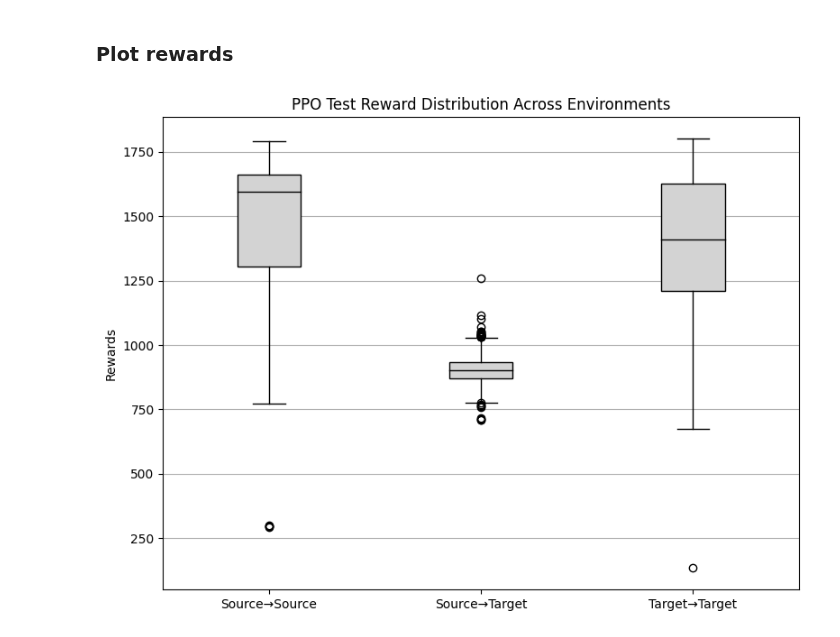
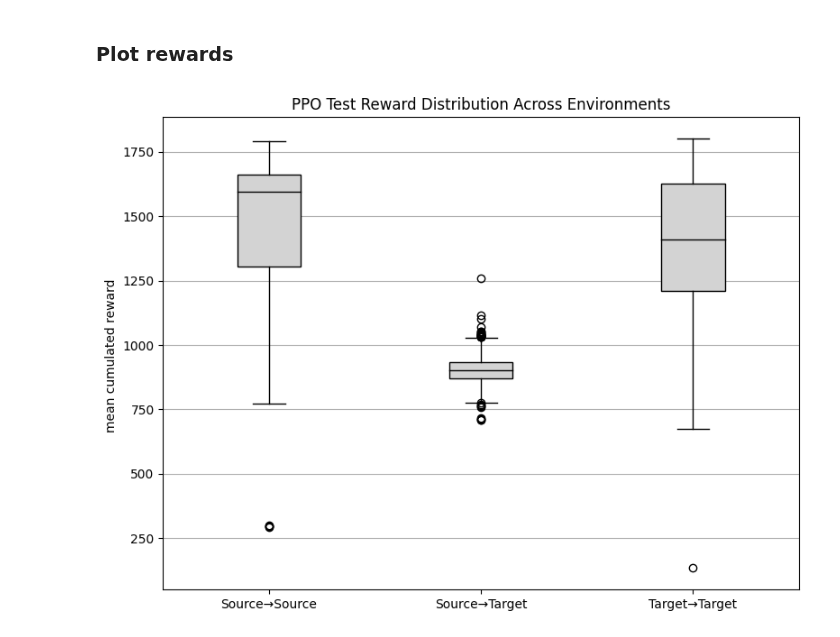
Before and after one commit to beppSpedicato/ReinforceLearning, a Jupyter notebook: ppo_test_experiments.ipynb, the cells around one changed output. Saved outputs shown, nothing was run; the diff lists cells and outputs as text; code cells hidden in the pictures.

Commit message:
fix mean cumulated reward test ppo

```diff
--- a/ppo_test_experiments.ipynb
+++ b/ppo_test_experiments.ipynb
@@ -66,29 +66,29 @@ Mean ep lenght target->target:  408.566
 # %%
 import matplotlib.pyplot as plt
 
 # Each reward array should be a 1D array or list of floats
 data = [
     source_source_rewards,
     source_target_rewards,
     target_target_rewards
 ]
 
 labels = [
     'Source→Source',
     'Source→Target',
     'Target→Target'
 ]
 
 plt.figure(figsize=(8, 6))
 
 plt.boxplot(data, labels=labels, patch_artist=True,
             boxprops=dict(facecolor='lightgray'),
             medianprops=dict(color='black'))
 
-plt.ylabel("Rewards")
+plt.ylabel("mean cumulated reward ")
 plt.title("PPO Test Reward Distribution Across Environments")
 plt.grid(True, axis='y')
 plt.tight_layout()
 plt.show()
 # %% [output]
-[figure, old version]
+[figure, new version]
```
